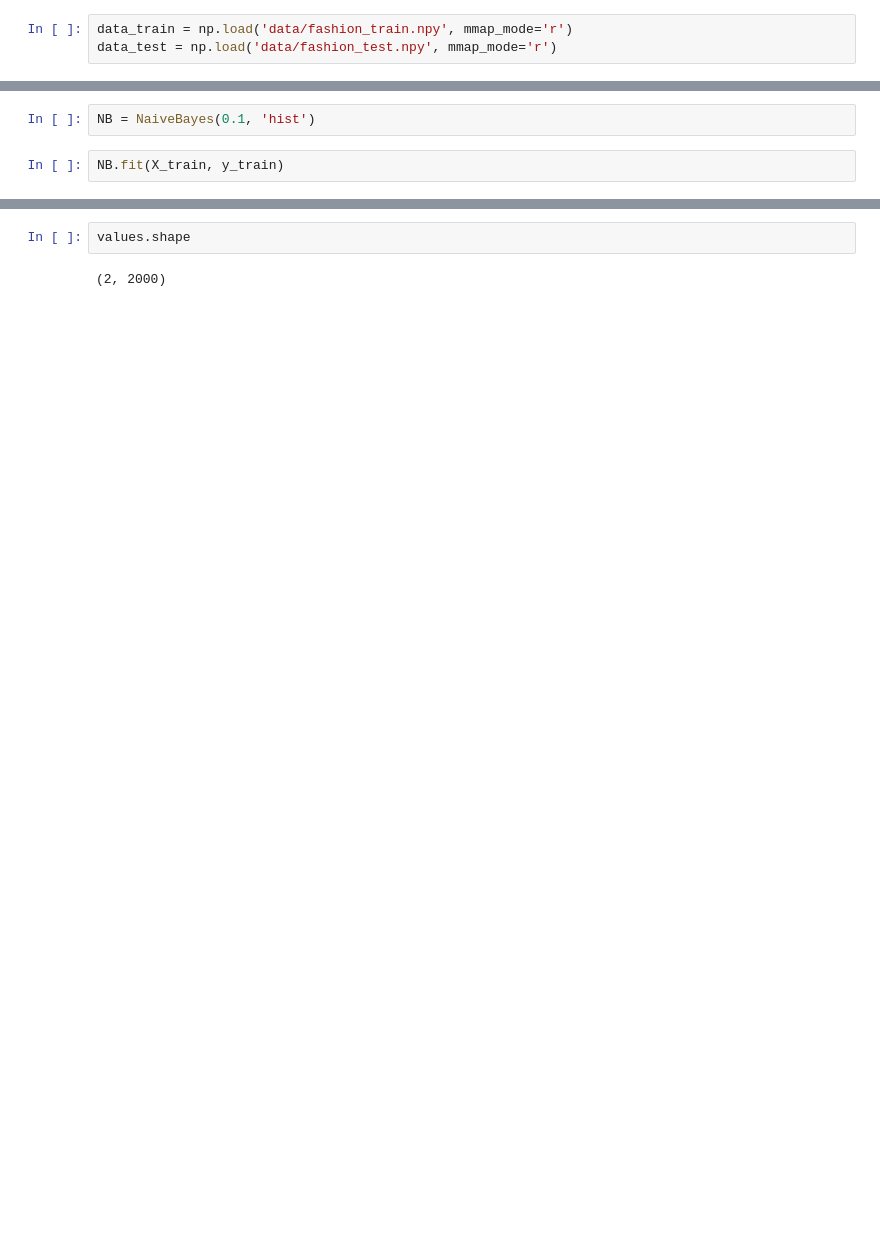
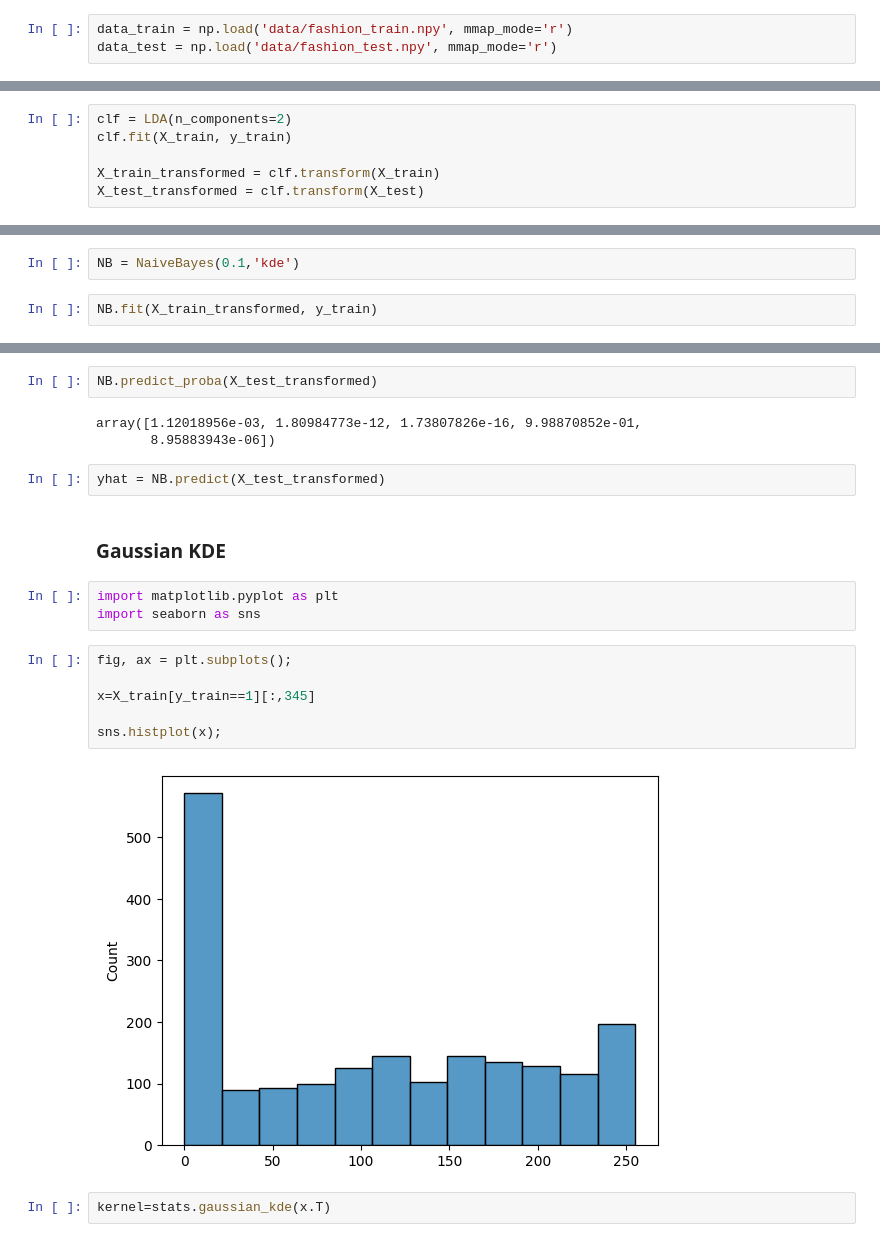
Before and after one commit to julielhagen/Clothing_classification-, a Jupyter notebook: NaiveBayes.ipynb, the cells around one changed output, grey strips where cells are left out. Drawn from its saved outputs; the diff is of its cells as text; blank space fills up the shorter version.

Commit message:
Naive Bayes

```diff
--- a/NaiveBayes.ipynb
+++ b/NaiveBayes.ipynb
@@ -10,2 +18,8 @@ y_train = data_train[:, -1]
+# %%
+clf = LDA(n_components=2)
+clf.fit(X_train, y_train)
+
+X_train_transformed = clf.transform(X_train)
+X_test_transformed = clf.transform(X_test)
 # %%
 class NaiveBayes():
@@ -84,6 +118,6 @@ class NaiveBayes():
         posteriors = self.predict_proba(X)
         return np.argmax(posteriors, axis=1)
 # %%
-NB = NaiveBayes(0.1, 'hist')
+NB = NaiveBayes(0.1,'kde')
 # %%
-NB.fit(X_train, y_train)
+NB.fit(X_train_transformed, y_train)
@@ -150,4 +128,22 @@ values = np.vstack([m1, m2])
-# %%
-values.shape
-# %% [output]
-(2, 2000)
+# %%
+NB.predict_proba(X_test_transformed)
+# %% [output]
+array([1.12018956e-03, 1.80984773e-12, 1.73807826e-16, 9.98870852e-01,
+       8.95883943e-06])
+# %%
+yhat = NB.predict(X_test_transformed)
+# %% [markdown]
+### Gaussian KDE
+# %%
+import matplotlib.pyplot as plt
+import seaborn as sns
+# %%
+fig, ax = plt.subplots();
+
+x=X_train[y_train==1][:,345]
+
+sns.histplot(x);
+# %% [output]
+[figure, added]
+# %%
+kernel=stats.gaussian_kde(x.T)
```
Also changed, not shown: parts of 21 cells of this notebook.
